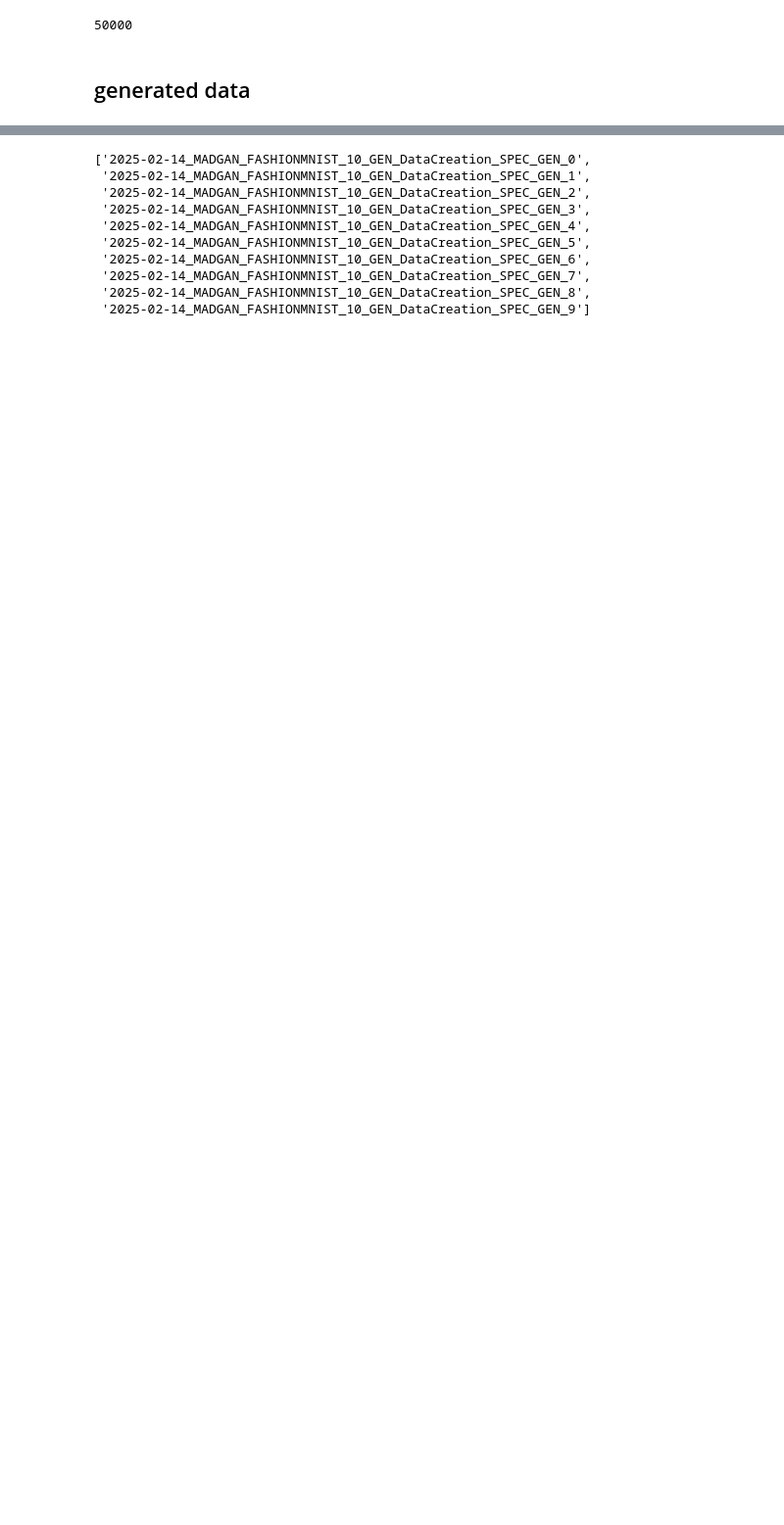
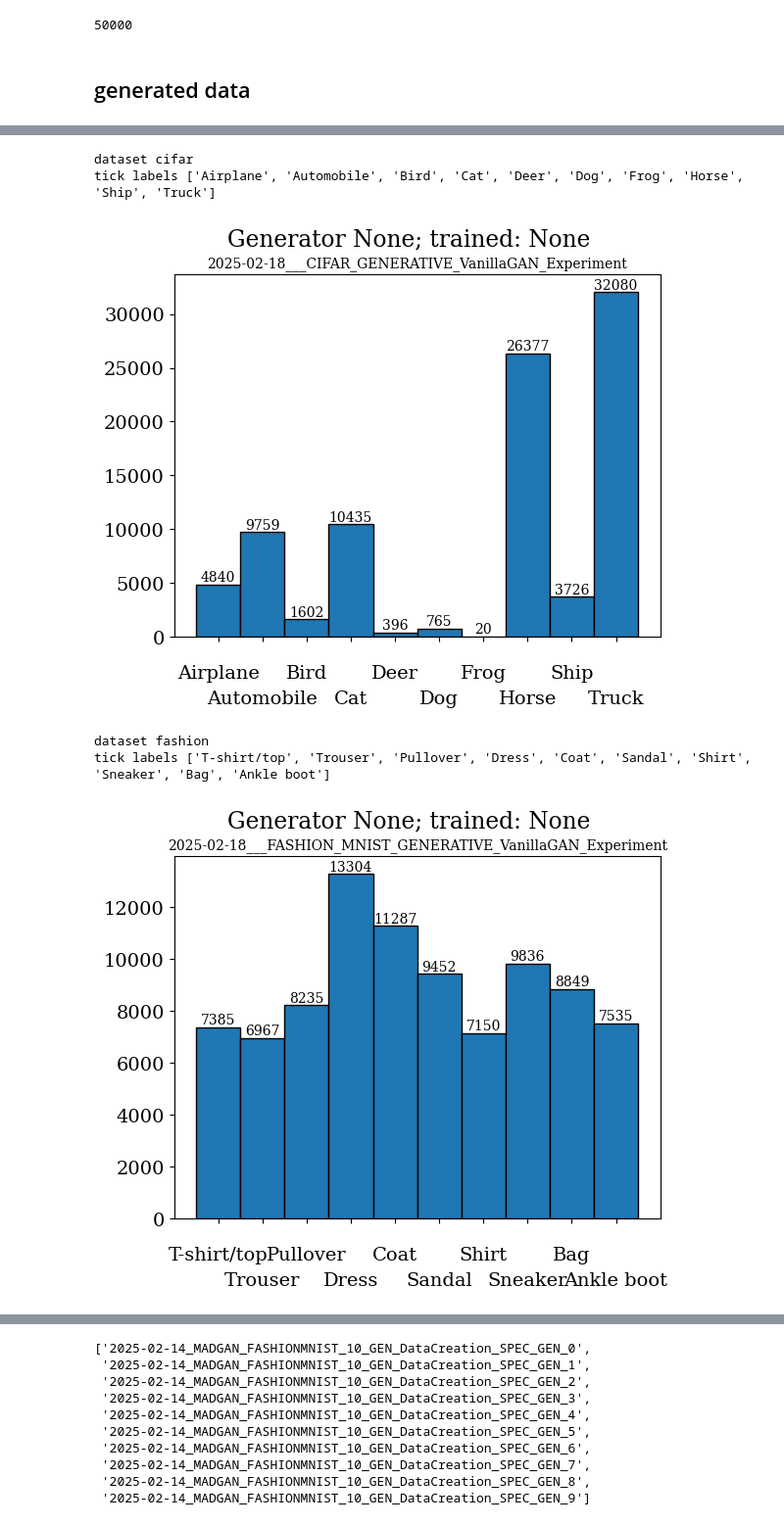
Before and after one commit to N10100010/mad_gan_thesis, a Jupyter notebook: notebooks/analyze_created_labels.ipynb, the cells around one changed output, grey strips where cells are left out. Shown: that part at 98% size. Saved outputs shown, nothing was run; the diff lists cells and outputs as text; code cells hidden in the pictures; blank space fills up the shorter version.

```diff
--- a/notebooks/analyze_created_labels.ipynb
+++ b/notebooks/analyze_created_labels.ipynb
@@ -26,6 +55,10 @@ _, mnist_labels = load_train_dataset('mnist')
 _, fashion_labels = load_train_dataset('fashion')
 _, cifar_labels = load_train_dataset('cifar')
 # %%
+import json
+import numpy as np
+import matplotlib.pyplot as plt
+
 def plot_labels_histogram(
     data,
     title: str,
@@ -50,13 +83,19 @@ def plot_labels_histogram(
 
     counts, bin_edges, bars = plt.hist(data, bins=np.arange(11) - 0.5, edgecolor=plot_config.get("histogram_edge_color", "black"))
     bin_centers = (bin_edges[:-1] + bin_edges[1:]) / 2
+
     plt.xticks(bin_centers, labels=x_tick_labels)
     plt.title(title, fontsize=10)
-    plt.suptitle(suptitle, )
+    plt.suptitle(suptitle)
 
     if show_bar_counts:
         plt.bar_label(bars, fontsize=10, label_type='edge')
 
+    # Adjust x-tick label positions for better spacing
+    if x_tick_labels != [str(_) for _ in range(10)]:
+        for i, label in enumerate(plt.gca().get_xticklabels()):
+            label.set_y(-0.05 if i % 2 == 0 else -0.12)  # Alternating heights
+
     if show:
         plt.show()
 # %% [markdown]
@@ -83,0 +125,51 @@ print(len(cifar_labels))
+# %%
+
+experiments_path = './../../mad_gan_thesis/code/experiments/'
+
+experiments_path = './experiments/'
+
+
+all_experiments = os.listdir(experiments_path)
+creation_experiments = [
+    exp
+    for exp in all_experiments
+    if ('GENERATIVE' in exp)
+    # and ("_7_GEN_" in exp)
+]
+
+experiments_to_run = []
+
+for ex in creation_experiments:
+    # Extract number of trained generators
+    match1 = re.search(r'(\d+)_GEN', ex)
+    generators_trained = int(match1.group(1)) if match1 else None
+
+    # Extract the generator used
+    match2 = re.search(r'_GEN_(\d+)', ex)
+    generator_used = int(match2.group(1)) if match2 else None
+
+    dataset = ex.split('__')[1].split('_')[1].lower()
+
+    print("dataset", dataset)
+
+    with open(Path(experiments_path) / ex / "labels.json") as f:
+        labels = json.load(f)
+
+
+    if dataset == "mnist":
+        tick_labels = mnist_tick_labels
+    elif dataset == "fashion":
+        tick_labels = fashion_mnist_tick_labels
+    else:
+        tick_labels = cifar_tick_labels
+
+    print("tick labels", tick_labels)
+
+    plot_labels_histogram(labels.values(), suptitle=f"Generator {generator_used}; trained: {generators_trained}", title=ex, x_tick_labels=tick_labels)
+# %% [output]
+dataset cifar
+tick labels ['Airplane', 'Automobile', 'Bird', 'Cat', 'Deer', 'Dog', 'Frog', 'Horse', 'Ship', 'Truck']
+[figure, added]
+dataset fashion
+tick labels ['T-shirt/top', 'Trouser', 'Pullover', 'Dress', 'Coat', 'Sandal', 'Shirt', 'Sneaker', 'Bag', 'Ankle boot']
+[figure, added]
```
Also changed, not shown: parts of 5 cells of this notebook.
